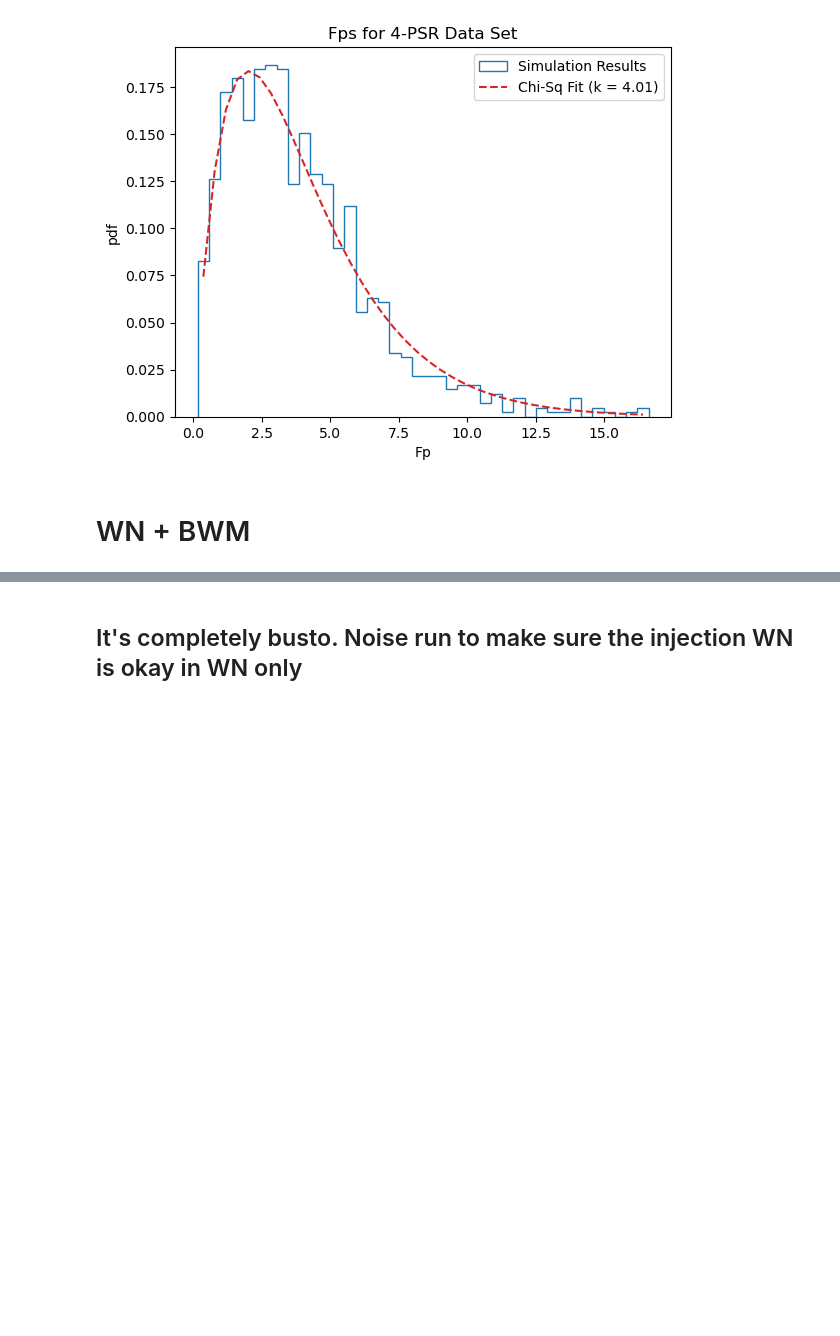
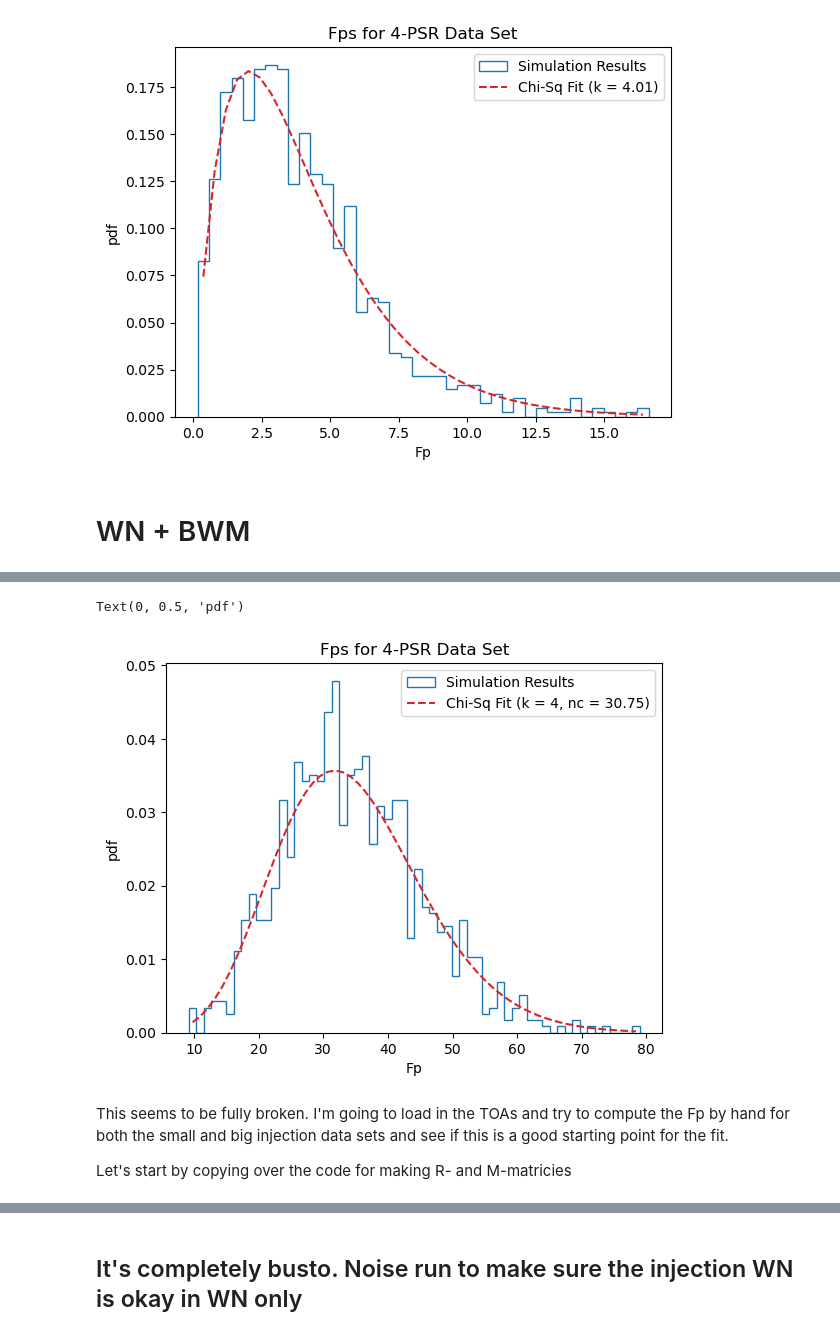
Before and after one commit to jerry-sun1/bwm_fpfe, a Jupyter notebook: modified_fpstat.ipynb, the cells around one changed output, grey strips where cells are left out. Cells and saved outputs as stored; diff of their text form; code cells hidden in the pictures; blank space fills up the shorter version.

Commit message:
added code for fixed-k chisq fit and showed it works for big injection

```diff
--- a/modified_fpstat.ipynb
+++ b/modified_fpstat.ipynb
@@ -457,8 +541,12 @@ def chisq(x, k = 2):
 
     return prefactor*postfactor
 
+
 def nc_chisq_wrapper(x, dof, nc):
     return stats.ncx2.pdf(x, dof, nc, loc=0, scale=1)
+
+def nc_chisq_fixedk_wrapper(x, nc):
+    return stats.ncx2.pdf(x, 4, nc, loc=0, scale=1)
 # %%
 wn_bwm_fps_path = '/home/nima/nanograv/bwm_fpfe/ptrsim_datasets/WN_bwm_idealized_Fps.txt'
 fps = np.loadtxt(wn_bwm_fps_path)
@@ -475,10 +563,18 @@ popt, pcov = curve_fit(nc_chisq_wrapper,midpts, counts, p0 = [4, 20])
 # %%
-n, bins, patches = plt.hist(twofps, bins=40, histtype='step', density=True, label='Simulation Results')
+popt, pcov = curve_fit(nc_chisq_fixedk_wrapper,midpts, counts, p0=[30])
+n, bins, patches = plt.hist(twofps, bins=60, histtype='step', density=True, label='Simulation Results')
 fitted = []
 for pt in midpts:
-    fitted.append(nc_chisq_wrapper(pt, dof=popt[0], nc=popt[1]))
-plt.plot(midpts, fitted, ls='--', color='tab:red', label='Chi-Sq Fit (k = {:.02f}, nc = {:.02f})'.format(popt[0], popt[1]))
+    fitted.append(nc_chisq_fixedk_wrapper(pt, nc=popt[0]))
+plt.plot(midpts, fitted, ls='--', color='tab:red', label='Chi-Sq Fit (k = 4, nc = {:.02f})'.format(popt[0]))
 plt.title("Fps for 4-PSR Data Set")
 plt.legend()
 plt.xlabel("Fp")
 plt.ylabel("pdf")
+# %% [output]
+Text(0, 0.5, 'pdf')
+[figure, added]
+# %% [markdown]
+This seems to be fully broken. I'm going to load in the TOAs and try to compute the Fp by hand for both the small and big injection data sets and see if this is a good starting point for the fit.
+
+Let's start by copying over the code for making R- and M-matricies
```
Also changed, not shown: parts of 31 cells of this notebook.
